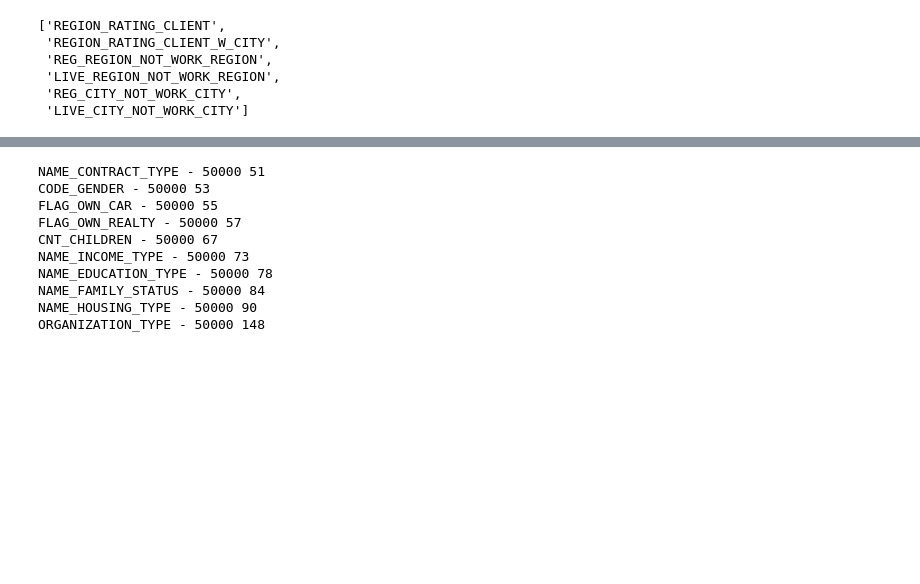
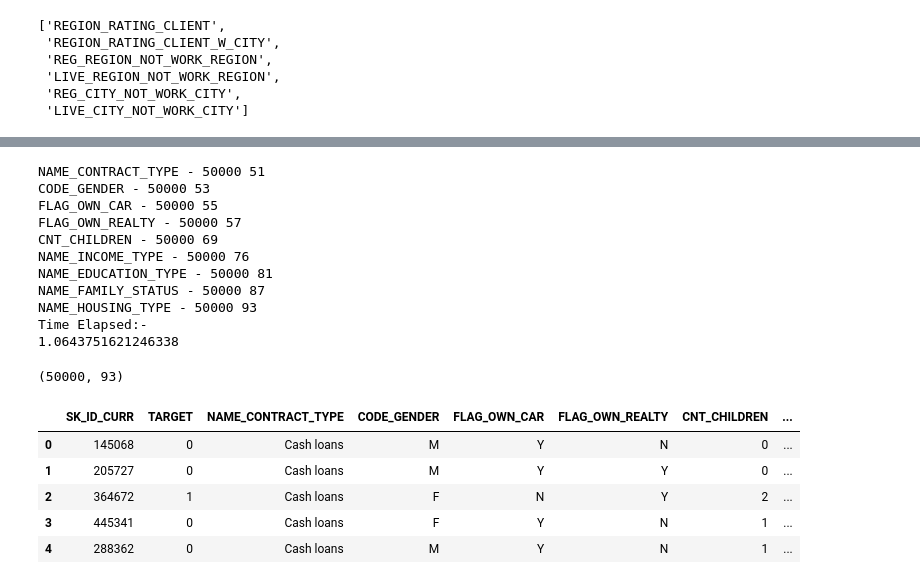
Before and after one commit to shashvat-kedia/Credit-Default-Risk-Prediction, a Jupyter notebook: CreditDefaultRiskPrediction.ipynb, the cells around one changed output, grey strips where cells are left out. Saved outputs shown, nothing was run; the diff lists cells and outputs as text; code cells hidden in the pictures; blank space fills up the shorter version.

```diff
--- a/CreditDefaultRiskPrediction.ipynb
+++ b/CreditDefaultRiskPrediction.ipynb
@@ -311,27 +311,17 @@ from sklearn.preprocessing import LabelEncoder, OneHotEncoder
 # %%
 columns_to_label_encode = ['NAME_CONTRACT_TYPE','CODE_GENDER','FLAG_OWN_CAR',
                            'FLAG_OWN_REALTY','CNT_CHILDREN','NAME_INCOME_TYPE',
-                           'NAME_EDUCATION_TYPE','NAME_FAMILY_STATUS','NAME_HOUSING_TYPE','ORGANIZATION_TYPE']
+                           'NAME_EDUCATION_TYPE','NAME_FAMILY_STATUS','NAME_HOUSING_TYPE']
 starttime = time.time()
 for column in columns_to_label_encode:
     le = LabelEncoder()
     oe = OneHotEncoder()
     label_encoded = le.fit_transform(dataset_train[column])
     label_encoded = label_encoded.reshape(-1,1)
-    one_hot_encoded = oe.fit_transform(label_encoded)
-    try:
-        for i in range(0,one_hot_encoded.shape[1]):
-            lst = []
-            for j in range(0,one_hot_encoded[:,i].shape[0]):
-                lst.append(one_hot_encoded[:,i][j])
-            series = pd.DataFrame({column + str(i):lst})
-            dataset_train = pd.concat([dataset_train,series],axis=1)
-    except Exception as exception:
-        print(exception)
-        print(column)
+    one_hot_encoded = oe.fit_transform(label_encoded).toarray()
+    df = pd.DataFrame(one_hot_encoded,columns=[column + str(i) for i in range(0,one_hot_encoded.shape[1])])
+    dataset_train = pd.concat([dataset_train,df],axis=1)
     print(column + " - " + str(dataset_train.shape[0]) + " " + str(dataset_train.shape[1]))
-    #Removing column + "0" to avoid dummy variable problem
-    dataset_train = dataset_train.drop([column,column + "0"],axis=1)
 endtime = time.time()
 print("Time Elapsed:- ")
 print(endtime - starttime)
@@ -340,9 +330,10 @@ NAME_CONTRACT_TYPE - 50000 51
 CODE_GENDER - 50000 53
 FLAG_OWN_CAR - 50000 55
 FLAG_OWN_REALTY - 50000 57
-CNT_CHILDREN - 50000 67
-NAME_INCOME_TYPE - 50000 73
-NAME_EDUCATION_TYPE - 50000 78
-NAME_FAMILY_STATUS - 50000 84
-NAME_HOUSING_TYPE - 50000 90
-ORGANIZATION_TYPE - 50000 148
+CNT_CHILDREN - 50000 69
+NAME_INCOME_TYPE - 50000 76
+NAME_EDUCATION_TYPE - 50000 81
+NAME_FAMILY_STATUS - 50000 87
+NAME_HOUSING_TYPE - 50000 93
+Time Elapsed:-
+1.0643751621246338
@@ -350,0 +340,13 @@ dataset_train = dataset_train.drop(columns_to_label_encode,axis=1)
+# %%
+dataset_train.shape
+# %% [output]
+(50000, 93)
+# %%
+dataset_train.head()
+# %% [output]
+|  | SK_ID_CURR | TARGET | NAME_CONTRACT_TYPE | CODE_GENDER | FLAG_OWN_CAR | FLAG_OWN_REALTY | CNT_CHILDREN | ... |
+| 0 | 145068 | 0 | Cash loans | M | Y | N | 0 | ... |
+| 1 | 205727 | 0 | Cash loans | M | Y | Y | 0 | ... |
+| 2 | 364672 | 1 | Cash loans | F | N | Y | 2 | ... |
+| 3 | 445341 | 0 | Cash loans | F | Y | N | 1 | ... |
+| 4 | 288362 | 0 | Cash loans | M | Y | N | 1 | ... |
```
Also changed, not shown: parts of 33 cells of this notebook, 1 other file.
